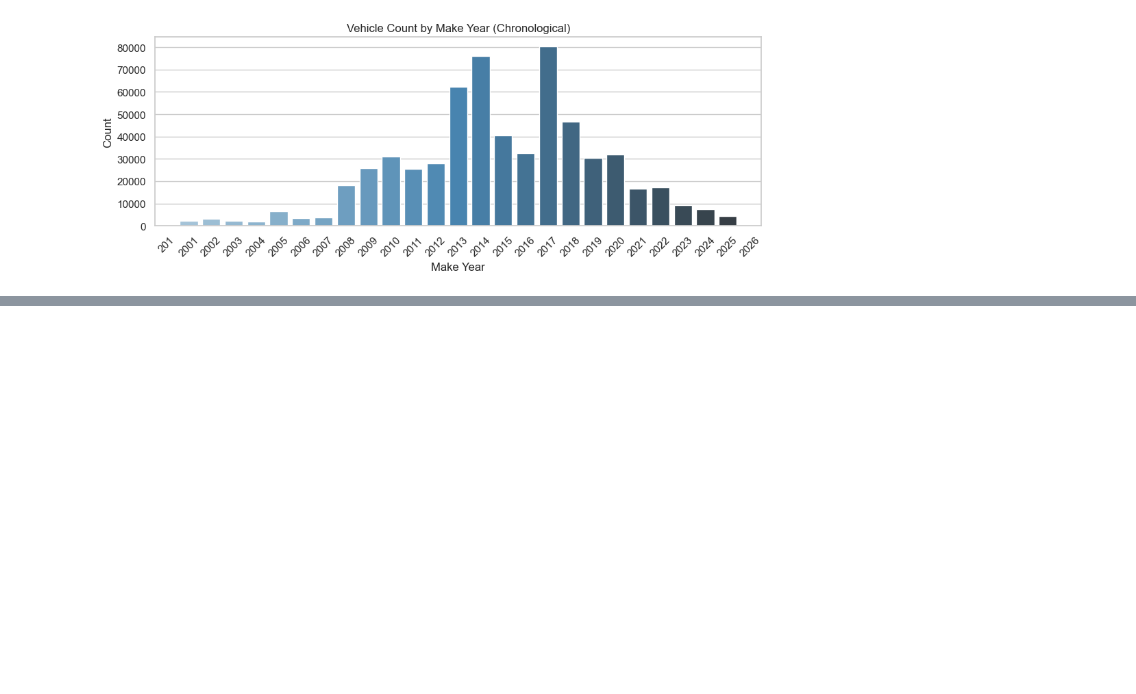
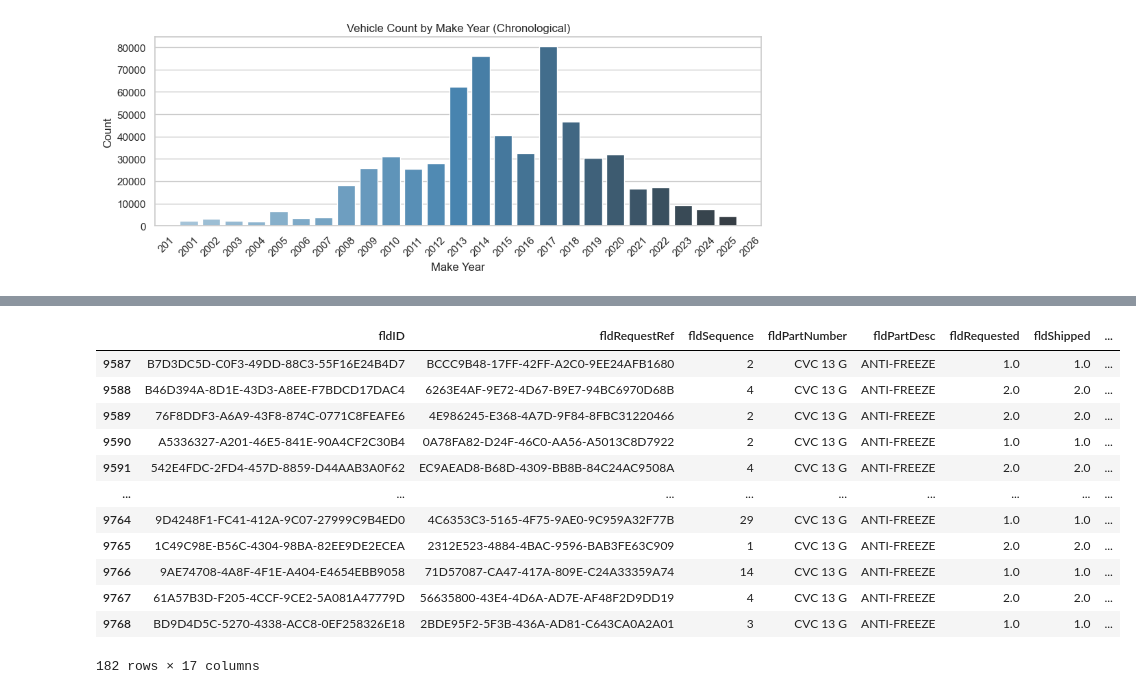
Before and after one commit to MeliPax/SPG, a Jupyter notebook: research/maximus_part_recomendation.ipynb, the cells around one changed output, grey strips where cells are left out. Cells and saved outputs as stored; diff of their text form; code cells hidden in the pictures; blank space fills up the shorter version.

```diff
--- a/research/maximus_part_recomendation.ipynb
+++ b/research/maximus_part_recomendation.ipynb
@@ -2905,0 +2888,16 @@ Site-168: 22
+# %%
+partslines_tbl_129[partslines_tbl_129["fldPartNumber"]=="CVC 13 G"]
+# %% [output]
+|  | fldID | fldRequestRef | fldSequence | fldPartNumber | fldPartDesc | fldRequested | fldShipped | ... |
+| 9587 | B7D3DC5D-C0F3-49DD-88C3-55F16E24B4D7 | BCCC9B48-17FF-42FF-A2C0-9EE24AFB1680 | 2 | CVC 13 G | ANTI-FREEZE | 1.0 | 1.0 | ... |
+| 9588 | B46D394A-8D1E-43D3-A8EE-F7BDCD17DAC4 | 6263E4AF-9E72-4D67-B9E7-94BC6970D68B | 4 | CVC 13 G | ANTI-FREEZE | 2.0 | 2.0 | ... |
+| 9589 | 76F8DDF3-A6A9-43F8-874C-0771C8FEAFE6 | 4E986245-E368-4A7D-9F84-8FBC31220466 | 2 | CVC 13 G | ANTI-FREEZE | 2.0 | 2.0 | ... |
+| 9590 | A5336327-A201-46E5-841E-90A4CF2C30B4 | 0A78FA82-D24F-46C0-AA56-A5013C8D7922 | 2 | CVC 13 G | ANTI-FREEZE | 1.0 | 1.0 | ... |
+| 9591 | 542E4FDC-2FD4-457D-8859-D44AAB3A0F62 | EC9AEAD8-B68D-4309-BB8B-84C24AC9508A | 4 | CVC 13 G | ANTI-FREEZE | 2.0 | 2.0 | ... |
+| ... | ... | ... | ... | ... | ... | ... | ... | ... |
+| 9764 | 9D4248F1-FC41-412A-9C07-27999C9B4ED0 | 4C6353C3-5165-4F75-9AE0-9C959A32F77B | 29 | CVC 13 G | ANTI-FREEZE | 1.0 | 1.0 | ... |
+| 9765 | 1C49C98E-B56C-4304-98BA-82EE9DE2ECEA | 2312E523-4884-4BAC-9596-BAB3FE63C909 | 1 | CVC 13 G | ANTI-FREEZE | 2.0 | 2.0 | ... |
+| 9766 | 9AE74708-4A8F-4F1E-A404-E4654EBB9058 | 71D57087-CA47-417A-809E-C24A33359A74 | 14 | CVC 13 G | ANTI-FREEZE | 1.0 | 1.0 | ... |
+| 9767 | 61A57B3D-F205-4CCF-9CE2-5A081A47779D | 56635800-43E4-4D6A-AD7E-AF48F2D9DD19 | 4 | CVC 13 G | ANTI-FREEZE | 2.0 | 2.0 | ... |
+| 9768 | BD9D4D5C-5270-4338-ACC8-0EF258326E18 | 2BDE95F2-5F3B-436A-AD81-C643CA0A2A01 | 3 | CVC 13 G | ANTI-FREEZE | 1.0 | 1.0 | ... |
+182 rows × 17 columns
```
Also changed, not shown: parts of 26 cells of this notebook, 19 other files.
